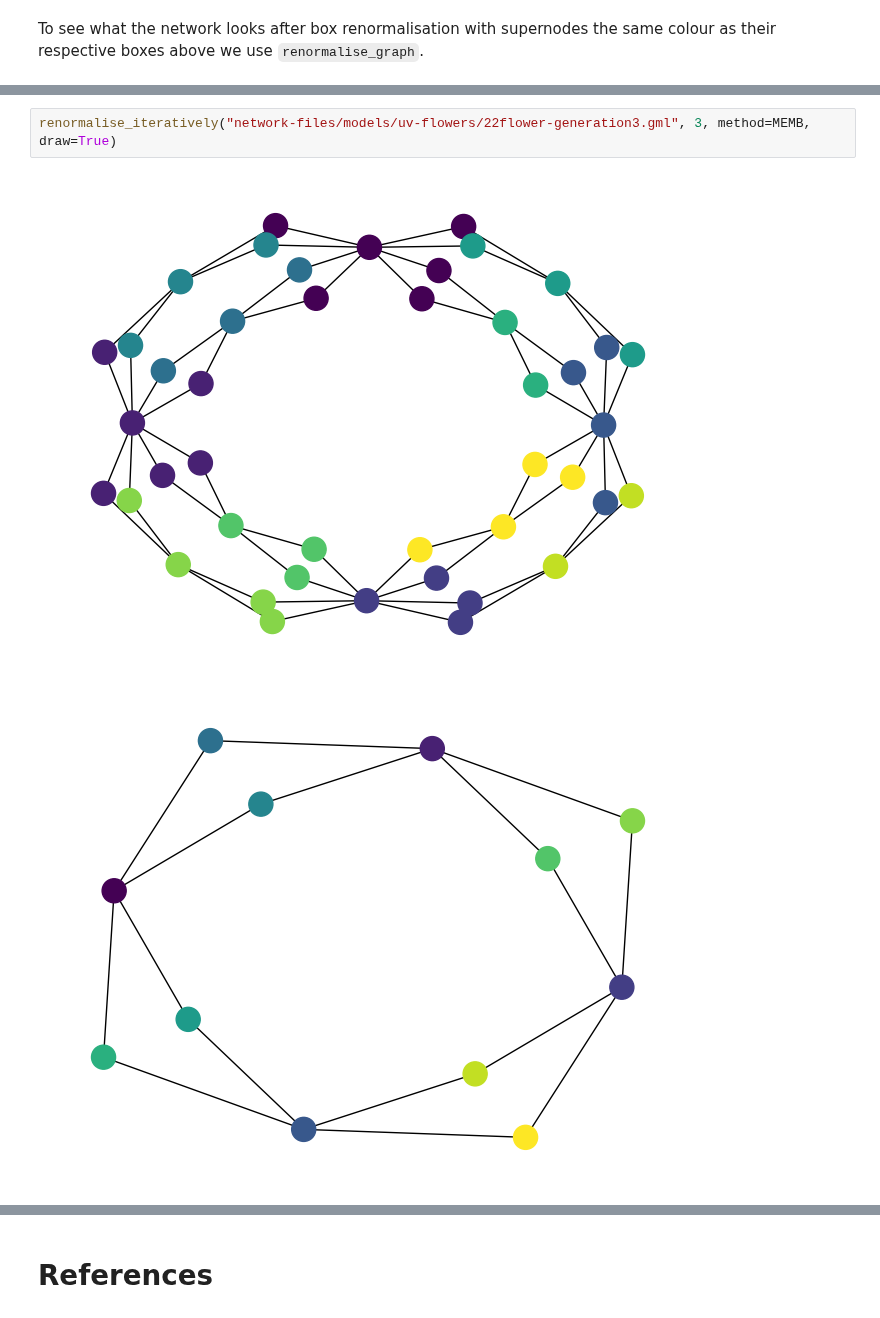
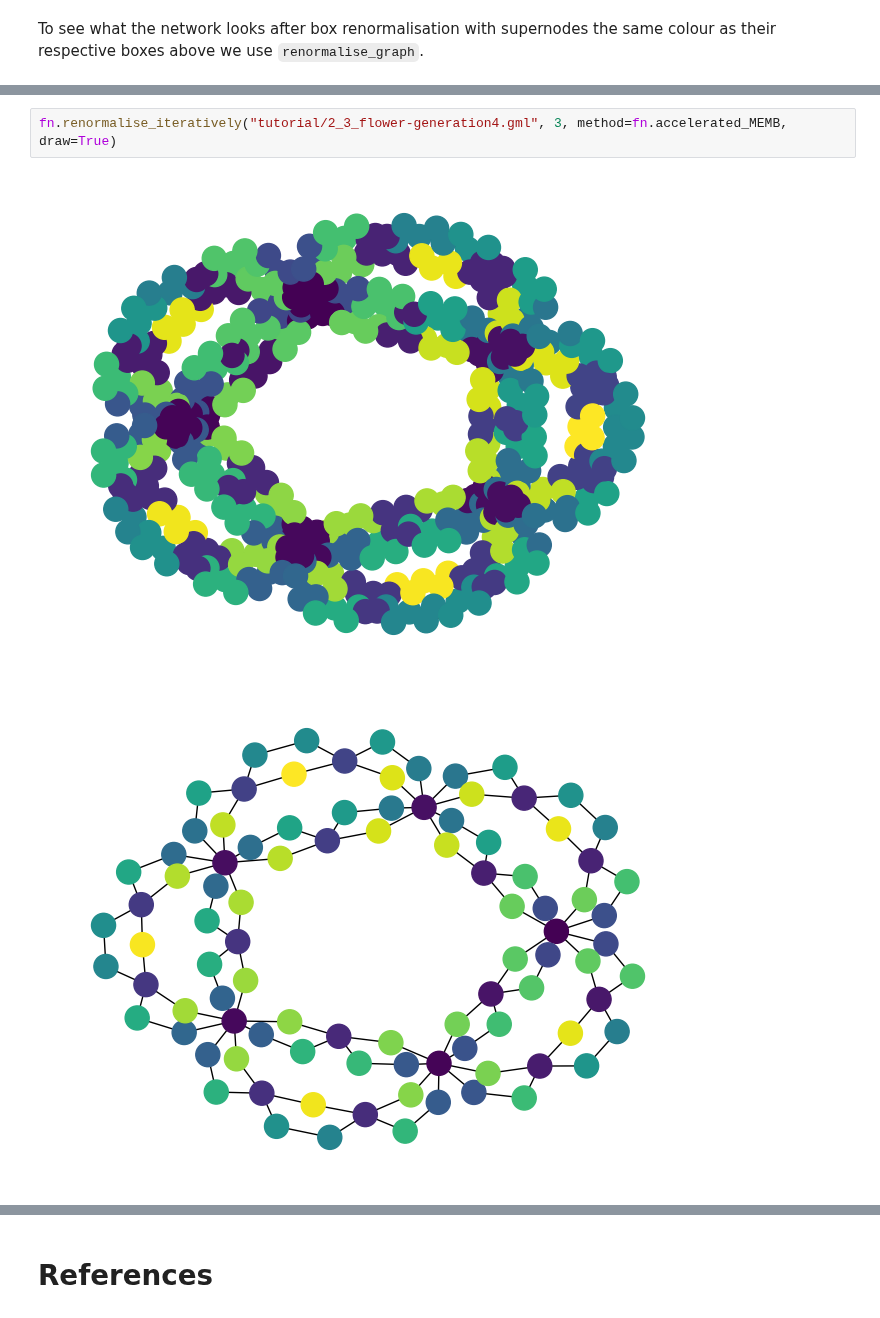
Before and after one commit to katherinehamilton/fractalnetworks, a Jupyter notebook: box-covering.ipynb, the cells around one changed output, grey strips where cells are left out. Cells and saved outputs as stored; diff of their text form.

Commit message:
Finalised tutorials.

```diff
--- a/box-covering.ipynb
+++ b/box-covering.ipynb
@@ -285,5 +366,5 @@ G = Graph.Load("network-files/models/uv-flowers/22flower-generation3.gml")
 # %%
-renormalise_iteratively("network-files/models/uv-flowers/22flower-generation3.gml", 3, method=MEMB, draw=True)
+fn.renormalise_iteratively("tutorial/2_3_flower-generation4.gml", 3, method=fn.accelerated_MEMB, draw=True)
 # %% [output]
-[figure, old version]
+[figure, new version]
-[figure, old version]
+[figure, new version]
```
Also changed, not shown: parts of 24 cells of this notebook, 4 other files.
